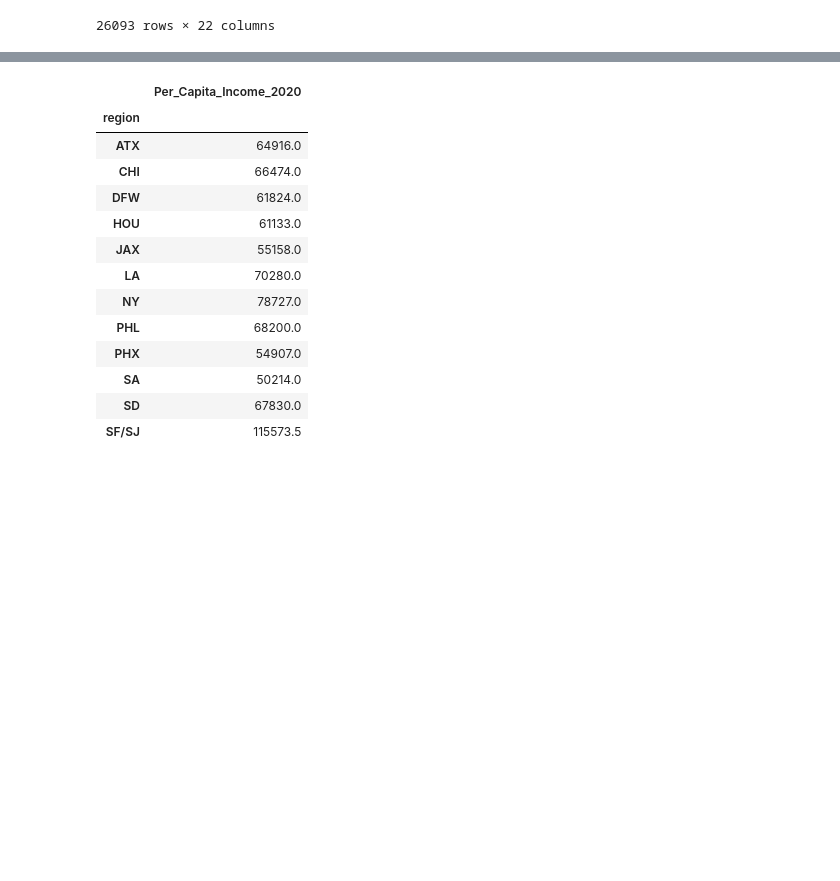
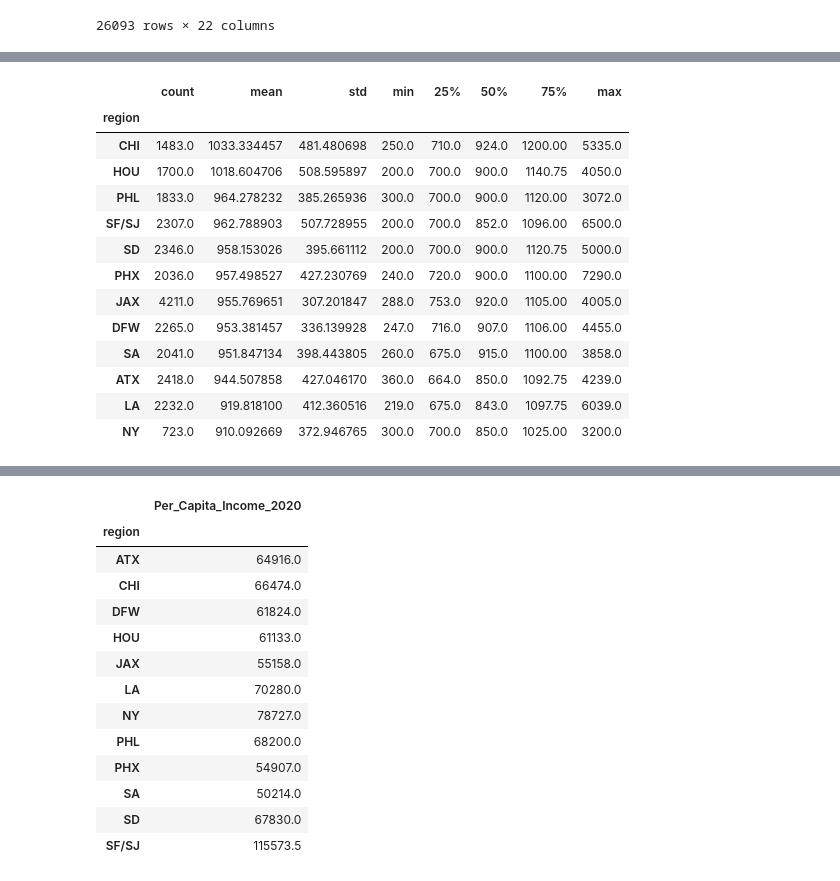
Before and after one commit to ski2488/Project.3, a Jupyter notebook: housing.ipynb, the cells around one changed output, grey strips where cells are left out. Cells and saved outputs as stored; diff of their text form; code cells hidden in the pictures; blank space fills up the shorter version.

```diff
--- a/housing.ipynb
+++ b/housing.ipynb
@@ -37,0 +80,18 @@ rent
+# %%
+# Group by city and create table of summary stats for 'sqfeet'
+rent_summary['sqfeet'].describe().sort_values(by = 'mean', ascending = False)
+# %% [output]
+|  | count | mean | std | min | 25% | 50% | 75% | max |
+| region |  |  |  |  |  |  |  |  |
+| CHI | 1483.0 | 1033.334457 | 481.480698 | 250.0 | 710.0 | 924.0 | 1200.00 | 5335.0 |
+| HOU | 1700.0 | 1018.604706 | 508.595897 | 200.0 | 700.0 | 900.0 | 1140.75 | 4050.0 |
+| PHL | 1833.0 | 964.278232 | 385.265936 | 300.0 | 700.0 | 900.0 | 1120.00 | 3072.0 |
+| SF/SJ | 2307.0 | 962.788903 | 507.728955 | 200.0 | 700.0 | 852.0 | 1096.00 | 6500.0 |
+| SD | 2346.0 | 958.153026 | 395.661112 | 200.0 | 700.0 | 900.0 | 1120.75 | 5000.0 |
+| PHX | 2036.0 | 957.498527 | 427.230769 | 240.0 | 720.0 | 900.0 | 1100.00 | 7290.0 |
+| JAX | 4211.0 | 955.769651 | 307.201847 | 288.0 | 753.0 | 920.0 | 1105.00 | 4005.0 |
+| DFW | 2265.0 | 953.381457 | 336.139928 | 247.0 | 716.0 | 907.0 | 1106.00 | 4455.0 |
+| SA | 2041.0 | 951.847134 | 398.443805 | 260.0 | 675.0 | 915.0 | 1100.00 | 3858.0 |
+| ATX | 2418.0 | 944.507858 | 427.046170 | 360.0 | 664.0 | 850.0 | 1092.75 | 4239.0 |
+| LA | 2232.0 | 919.818100 | 412.360516 | 219.0 | 675.0 | 843.0 | 1097.75 | 6039.0 |
+| NY | 723.0 | 910.092669 | 372.946765 | 300.0 | 700.0 | 850.0 | 1025.00 | 3200.0 |
```
Also changed, not shown: parts of 8 cells of this notebook.
